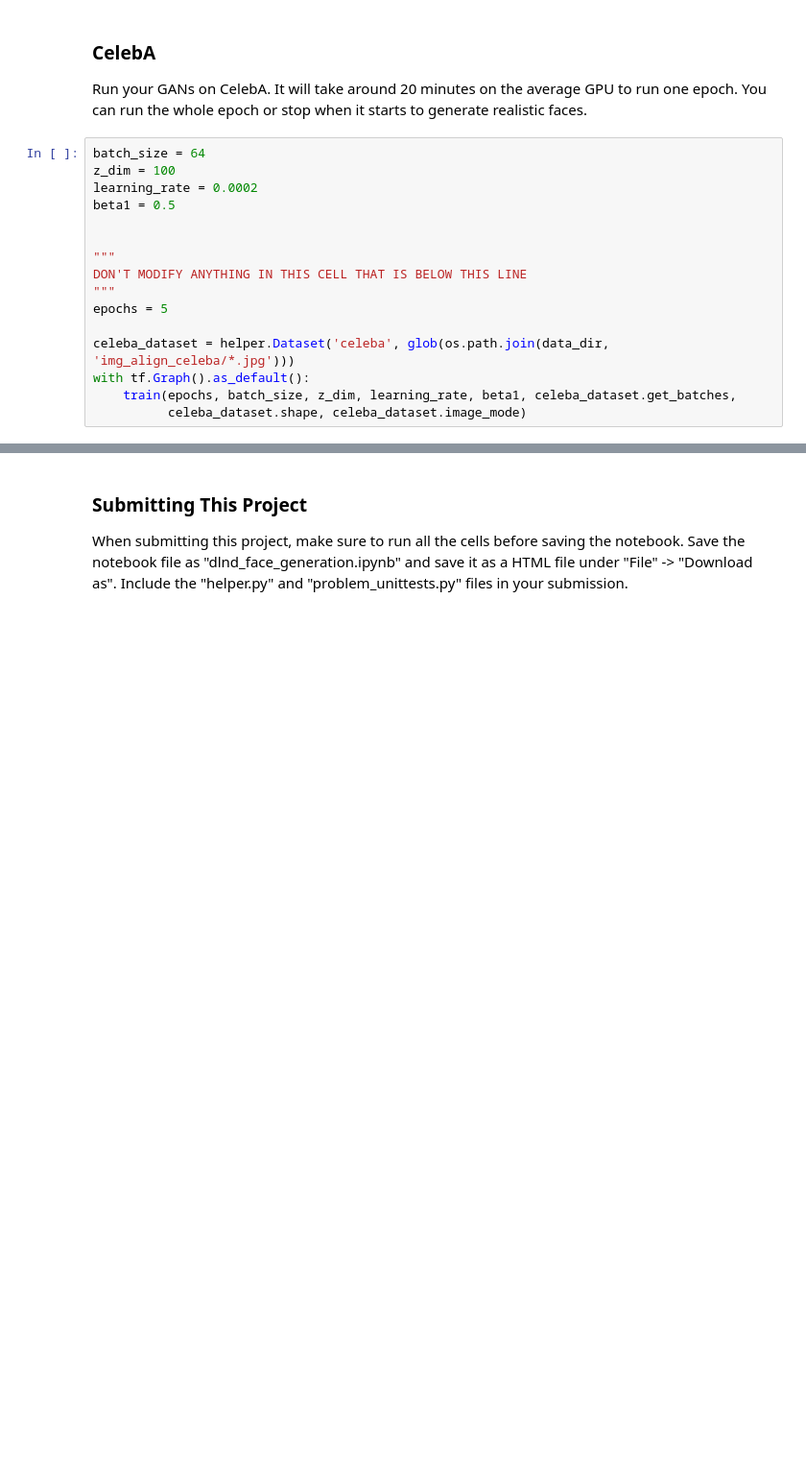
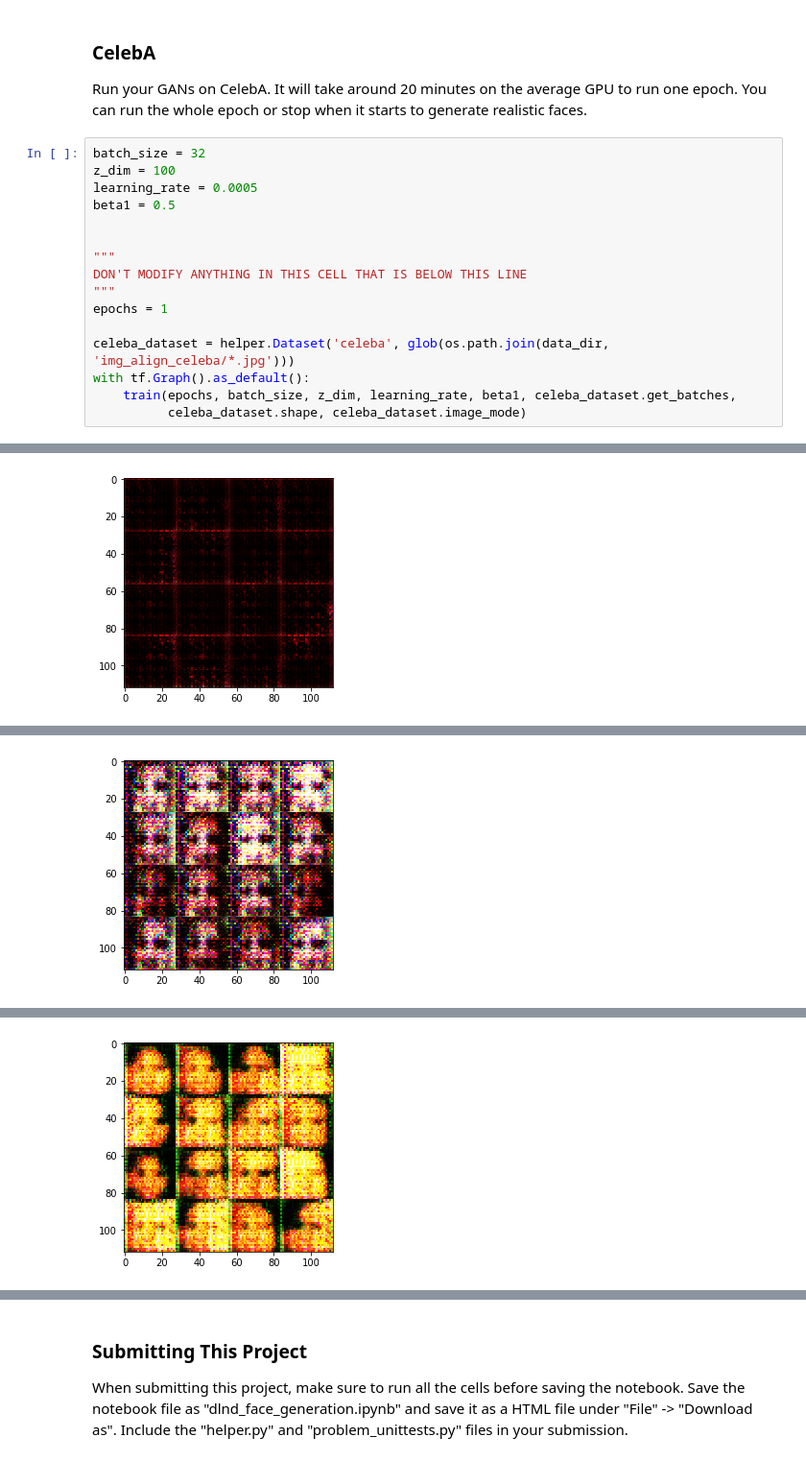
Before and after one commit to hoshir/deep-learning, a Jupyter notebook: face_generation/dlnd_face_generation.ipynb, the cells around one changed output, grey strips where cells are left out. Shown at 96% size. Cells and saved outputs as stored; diff of their text form; blank space fills up the shorter version.

```diff
--- a/face_generation/dlnd_face_generation.ipynb
+++ b/face_generation/dlnd_face_generation.ipynb
@@ -414,18 +414,19 @@ Epoch 1/2... Discriminator Loss: 1.2995... Generator Loss: 0.7956
 ### CelebA
 Run your GANs on CelebA.  It will take around 20 minutes on the average GPU to run one epoch.  You can run the whole epoch or stop when it starts to generate realistic faces.
 # %%
-batch_size = 64
+batch_size = 32
 z_dim = 100
-learning_rate = 0.0002
+learning_rate = 0.0005
 beta1 = 0.5
 
 
 """
 DON'T MODIFY ANYTHING IN THIS CELL THAT IS BELOW THIS LINE
 """
-epochs = 5
+epochs = 1
 
 celeba_dataset = helper.Dataset('celeba', glob(os.path.join(data_dir, 'img_align_celeba/*.jpg')))
 with tf.Graph().as_default():
     train(epochs, batch_size, z_dim, learning_rate, beta1, celeba_dataset.get_batches,
           celeba_dataset.shape, celeba_dataset.image_mode)
+# %% [output]
@@ -431,0 +434 @@ with tf.Graph().as_default():
+[figure, added]
@@ -431,0 +436 @@ with tf.Graph().as_default():
+[figure, added]
@@ -431,0 +438 @@ with tf.Graph().as_default():
+[figure, added]
```
Also changed, not shown: parts of 8 cells of this notebook.
